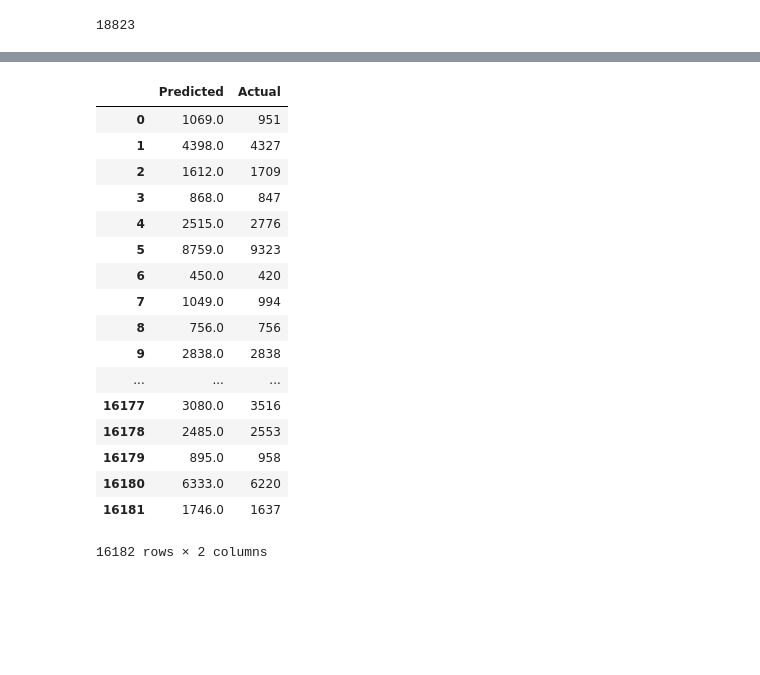
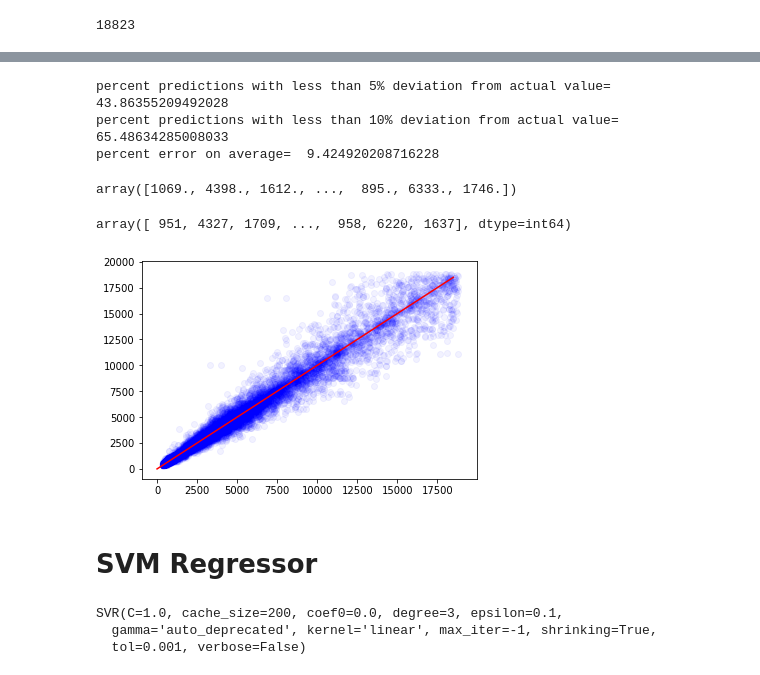
Before and after one commit to parvmaurya/ML_Diamonds_Dataset, a Jupyter notebook: diamond.ipynb, the cells around one changed output, grey strips where cells are left out. Cells and saved outputs as stored; diff of their text form; code cells hidden in the pictures; blank space fills up the shorter version.

```diff
--- a/diamond.ipynb
+++ b/diamond.ipynb
@@ -230,21 +227,59 @@ diff["Actual"] = y_test.values
-# %%
-diff
-# %% [output]
-|  | Predicted | Actual |
-| 0 | 1069.0 | 951 |
-| 1 | 4398.0 | 4327 |
-| 2 | 1612.0 | 1709 |
-| 3 | 868.0 | 847 |
-| 4 | 2515.0 | 2776 |
-| 5 | 8759.0 | 9323 |
-| 6 | 450.0 | 420 |
-| 7 | 1049.0 | 994 |
-| 8 | 756.0 | 756 |
-| 9 | 2838.0 | 2838 |
-| ... | ... | ... |
-| 16177 | 3080.0 | 3516 |
-| 16178 | 2485.0 | 2553 |
-| 16179 | 895.0 | 958 |
-| 16180 | 6333.0 | 6220 |
-| 16181 | 1746.0 | 1637 |
-16182 rows × 2 columns
+# %%
+diff["Actual"] = y_test.values
+percent_diff = ((abs(diff["Predicted"]-diff["Actual"])/diff["Actual"])*100).mean()
+percent_arr = (abs(diff["Predicted"]-diff["Actual"])/diff["Actual"])*100
+
+per_5 = 0
+for x in percent_arr:
+    if(x<=5):
+        per_5 = per_5+1
+
+print('percent predictions with less than 5% deviation from actual value= ',(per_5/len(percent_arr))*100)
+
+per_10 = 0
+for x in percent_arr:
+    if(x<=10):
+        per_10 = per_10+1
+
+print('percent predictions with less than 10% deviation from actual value= ',(per_10/len(percent_arr))*100)
+
+
+print('percent error on average= ',percent_diff)
+#the predicted and actual values differ by apprx 9.42%
+#this looks pretty bad, only 43% of the predictions had an error of less than 5%
+#we will try some other regressor to tackle this issue
+# %% [output]
+percent predictions with less than 5% deviation from actual value=  43.86355209492028
+percent predictions with less than 10% deviation from actual value=  65.48634285008033
+percent error on average=  9.424920208716228
+# %%
+pred
+# %% [output]
+array([1069., 4398., 1612., ...,  895., 6333., 1746.])
+# %%
+y_test.values
+# %% [output]
+array([ 951, 4327, 1709, ...,  958, 6220, 1637], dtype=int64)
+# %%
+import matplotlib.pyplot as plt
+import numpy as np
+
+t = np.linspace(0,18500,1000)
+leng = len(y_test)
+plt.plot(t,t,c='red')
+plt.scatter(y_test.values, pred, alpha=0.05,c='blue')
+plt.show()
+# %% [output]
+[figure, added]
+# %% [markdown]
+# SVM Regressor
+# %%
+#now we will try the SVC Regressor
+from sklearn import svm
+
+clf = svm.SVR(kernel='linear')
+clf.fit(X_train_prepared, y_train.values)
+# %% [output]
+SVR(C=1.0, cache_size=200, coef0=0.0, degree=3, epsilon=0.1,
+  gamma='auto_deprecated', kernel='linear', max_iter=-1, shrinking=True,
+  tol=0.001, verbose=False)
```
Also changed, not shown: parts of 7 cells of this notebook.
